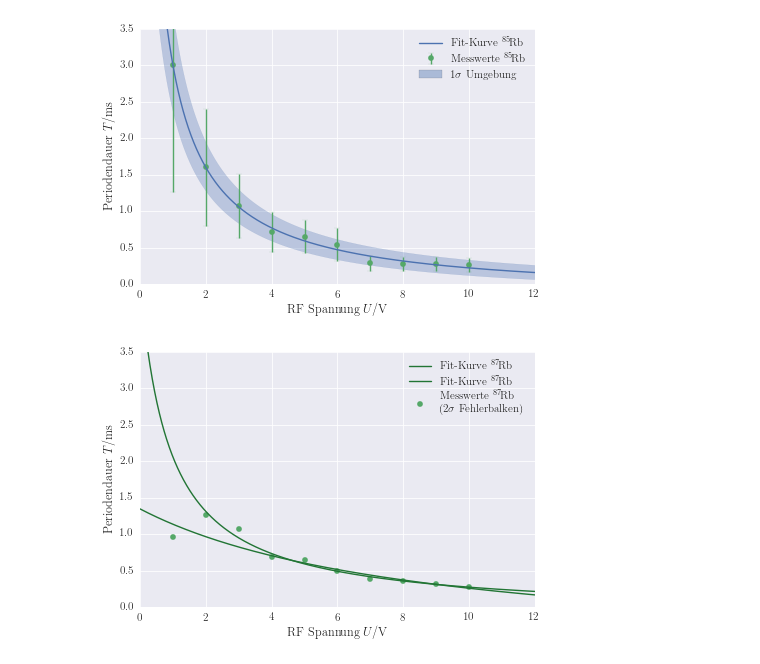
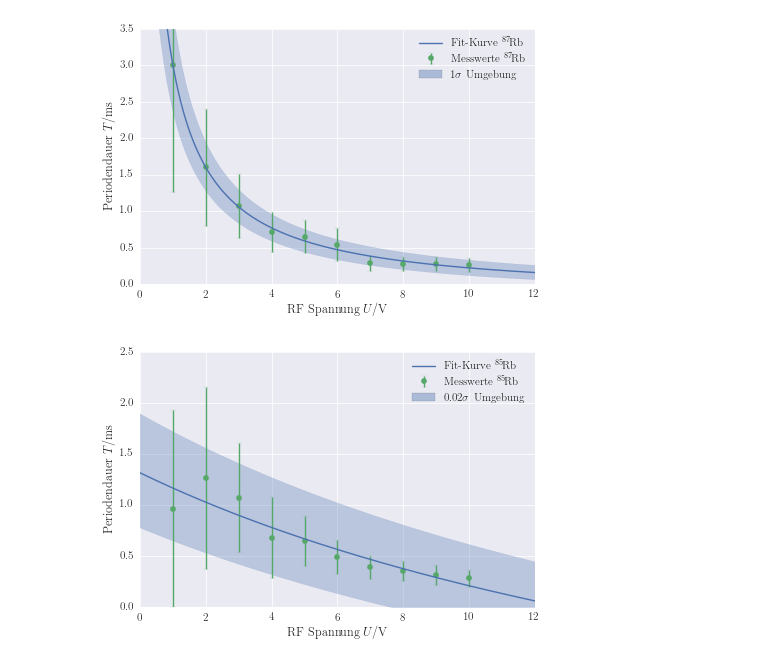
Before and after one commit to LuckyJosh/PhysikFP2015, a Jupyter notebook: 03_OptischesPumpen[ ]/Python/Auswertung.ipynb, the cells around one changed output. Drawn from its saved outputs; the diff is of its cells as text; code cells hidden in the pictures.

```diff
--- a/03_OptischesPumpen[ ]/Python/Auswertung.ipynb
+++ b/03_OptischesPumpen[ ]/Python/Auswertung.ipynb
@@ -343,15 +415,15 @@ period_lenghts.head()
 hyperbolic_fct = lambda x,a,b,c: a + b/(x-c)
 
 popt, pcov = sp.optimize.curve_fit(hyperbolic_fct, period_lenghts["RFSpannung V"],
-                                   noms(period_lenghts["Periodendauer P1"]),p0=(0.1,1,0))
+                                   noms(period_lenghts["Periodendauer P1"]),p0=(0.1,1,0))#,sigma=noms(period_lenghts["Periodendauer P1"]))
 fit_parameter_P1 = fit_errors(popt,pcov)
 
 popt, pcov = sp.optimize.curve_fit(hyperbolic_fct, period_lenghts["RFSpannung V"],
-                                   noms(period_lenghts["Periodendauer P2"]),p0=(0.1,1,0),sigma=noms(period_lenghts["Periodendauer P2"]))
+                                   noms(period_lenghts["Periodendauer P2"]),p0=(0.1,1,0))#,sigma=noms(period_lenghts["Periodendauer P2"]))
 fit_parameter_P2 = fit_errors(popt,pcov)
 
 
 popt, pcov = sp.optimize.curve_fit(hyperbolic_fct, period_lenghts["RFSpannung V"][1:],
-                                   noms(period_lenghts["Periodendauer P2"][1:]),p0=(0.1,1,0),sigma=noms(period_lenghts["Periodendauer P2"][1:]))
+                                   noms(period_lenghts["Periodendauer P2"][1:]),p0=(0.1,1,0))#,sigma=noms(period_lenghts["Periodendauer P2"][1:]))
 fit_parameter_leftout_P2 = fit_errors(popt,pcov)
 # %%
@@ -416,25 +514,37 @@ fig.savefig(path_graphics+"Transienteneffekt_Rubidium_85.pdf")
 [figure]
 # %%
 U = np.linspace(0,12,1e03)
+
+T_fit = hyperbolic_fct(U,noms(fit_parameter_P2[0]),noms(fit_parameter_P2[1]),noms(fit_parameter_P2[2]))
+a = 0.02
+T_fit_upper = hyperbolic_fct(U,noms(fit_parameter_P2[0])+a*stds(fit_parameter_P2[0]),
+                             noms(fit_parameter_P2[1])+a*stds(fit_parameter_P2[1]),
+                             noms(fit_parameter_P2[2])+a*stds(fit_parameter_P2[2]))
+T_fit_lower = hyperbolic_fct(U,noms(fit_parameter_P2[0])-a*stds(fit_parameter_P2[0]),
+                             noms(fit_parameter_P2[1])-a*stds(fit_parameter_P2[1]),
+                             noms(fit_parameter_P2[2])-a*stds(fit_parameter_P2[2]))
+
 fig,ax = plt.subplots()
 ax.set_xlim(0,12)
-ax.set_ylim(0,3.5)
+ax.set_ylim(0,2.5)
 ax.set_xlabel(axis_label("RF Spannung",sym="U",unit="V"))
 ax.set_ylabel(axis_label("Periodendauer",sym="T",unit="ms"))
 
 line_P2 = ax.errorbar(period_lenghts["RFSpannung V"],noms(period_lenghts["Periodendauer P2"]),
-            label="Messwerte ${}^{87}\!$Rb \n ($2\sigma$ Fehlerbalken)",
+            yerr=stds(period_lenghts["Periodendauer P2"]),label="Messwerte ${}^{85}\!$Rb",
             color=plot_colors[1], marker="o", mec=plot_colors[1], linestyle="")
 
-ax.plot(U,hyperbolic_fct(U,noms(fit_parameter_P2[0]),noms(fit_parameter_P2[1]),noms(fit_parameter_P2[2])),
-        label="Fit-Kurve ${}^{87}\!$Rb",color=lighten_color(line_P2[0].get_color(),-0.2))
+sigma = ax.fill_between(U,T_fit_upper,T_fit_lower,color=plot_colors[0],alpha=0.3)
+ax.bar(0,0,width=0,color=sigma.get_facecolor()[0][:-1],edgecolor="",label=r"0.02$\sigma$ Umgebung",alpha=0.4)
+
+ax.plot(U,T_fit,label="Fit-Kurve ${}^{85}\!$Rb",color=plot_colors[0])
 
 
-ax.plot(U,hyperbolic_fct(U,noms(fit_parameter_leftout_P2[0]),noms(fit_parameter_leftout_P2[1]),noms(fit_parameter_leftout_P2[2])),
-        label="Fit-Kurve ${}^{87}\!$Rb",color=lighten_color(line_P2[0].get_color(),-0.2))
+#ax.plot(U,hyperbolic_fct(U,noms(fit_parameter_leftout_P2[0]),noms(fit_parameter_leftout_P2[1]),noms(fit_parameter_leftout_P2[2])),
+#       label="Fit-Kurve ${}^{87}\!$Rb",color=lighten_color(line_P2[0].get_color(),-0.2))
 
 ax.legend(loc="upper right")
 fig.tight_layout()
-fig.savefig(path_graphics+"Transienteneffekt_Rubidium_87.pdf")
+fig.savefig(path_graphics+"Transienteneffekt_Rubidium_85.pdf")
 # %% [output]
-[figure, old version]
+[figure, new version]
```
Also changed, not shown: parts of 18 cells of this notebook, 25 other files.
